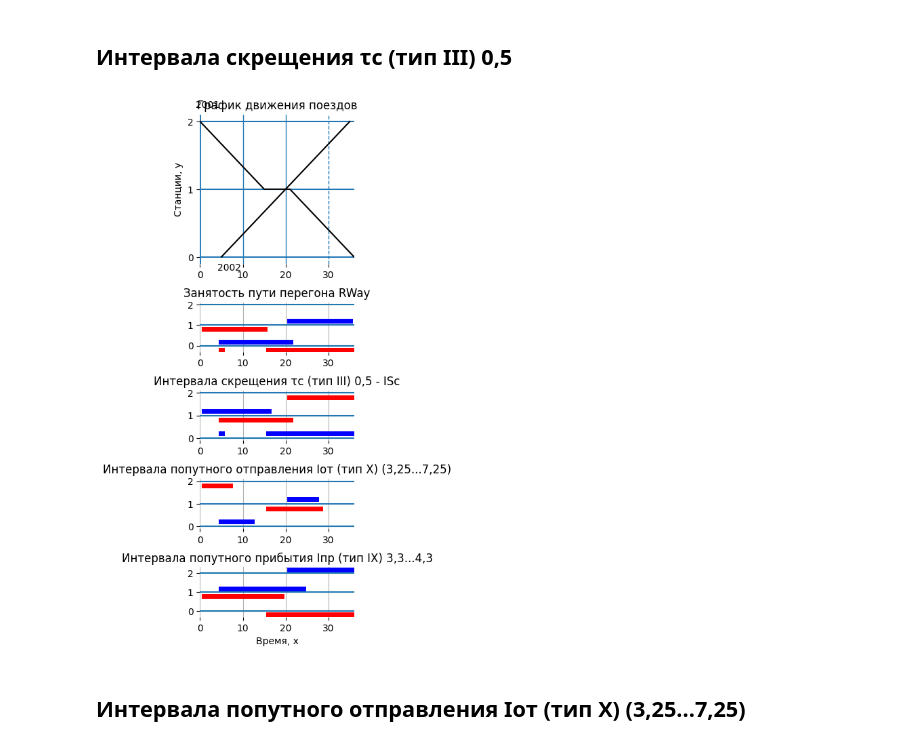
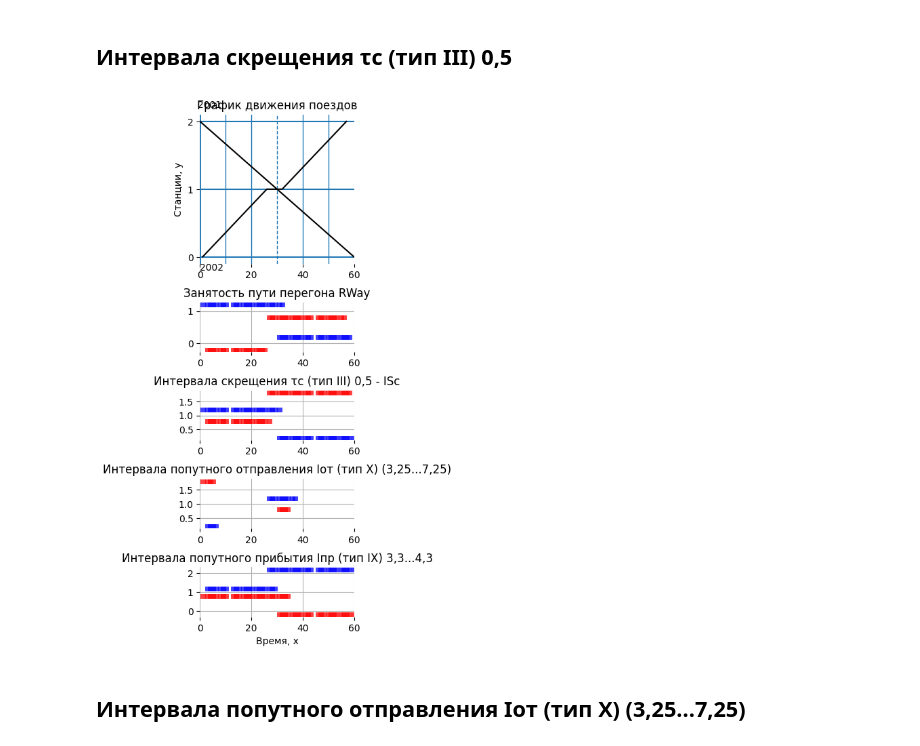
Before and after one commit to AShipulin/Train-Scheduler-Simulator-SimPy, a Jupyter notebook: TrainSchedule.ipynb, the cells around one changed output. Saved outputs shown, nothing was run; the diff lists cells and outputs as text; code cells hidden in the pictures.

```diff
--- a/TrainSchedule.ipynb
+++ b/TrainSchedule.ipynb
@@ -551,28 +514,29 @@ pd.DataFrame(ts.res_way_s[0][0].data, columns=["put", "oper", "proc", "cnt", "qu
 # %%
 # Получаем среду
 env = simpy.Environment()
 
 # Инициируем класс графика движения поездов
-ts = TrainSchedule(env = env, sta_cnt = 3)
+until=580
+ts = TrainSchedule(env = env, sta_cnt = 3, until=until)
 
 # Интервал скрещения
 #t2001 = env.process(ts.train1(train=2001, wait=5, prio=2000))
 #t2002 = env.process(ts.train0(train=2002, wait=0, prio=2000))
 #или
-t2001 = env.process(ts.train(train=2001, wait=0, prio=2001))
-t2002 = env.process(ts.train(train=2002, wait=5, prio=2002))
+t2001 = env.process(ts.train(train=2001, wait=0))
+t2002 = env.process(ts.train(train=2002, wait=1, mov=25))
 
 # Не работает если отправить в одно время
 #t2001 = env.process(ts.train1(train=2001, wait=0, prio=2000))
 #t2002 = env.process(ts.train0(train=2002, wait=0, prio=2000))
 
 # Выполняем расчет
-env.run(until=360)
+env.run(until=until)
 
 # Отрисовываем график движения поездов
 show_gts(ts.train_schedule, ts.log_queue, fs_width = 3, fs_height = 8)
 # %% [output]
-[figure, old version]
+[figure, new version]
 # %% [markdown]
 ## Интервала попутного отправления Iот (тип Х) (3,25...7,25)
 # %%
```
Also changed, not shown: parts of 10 cells of this notebook.
